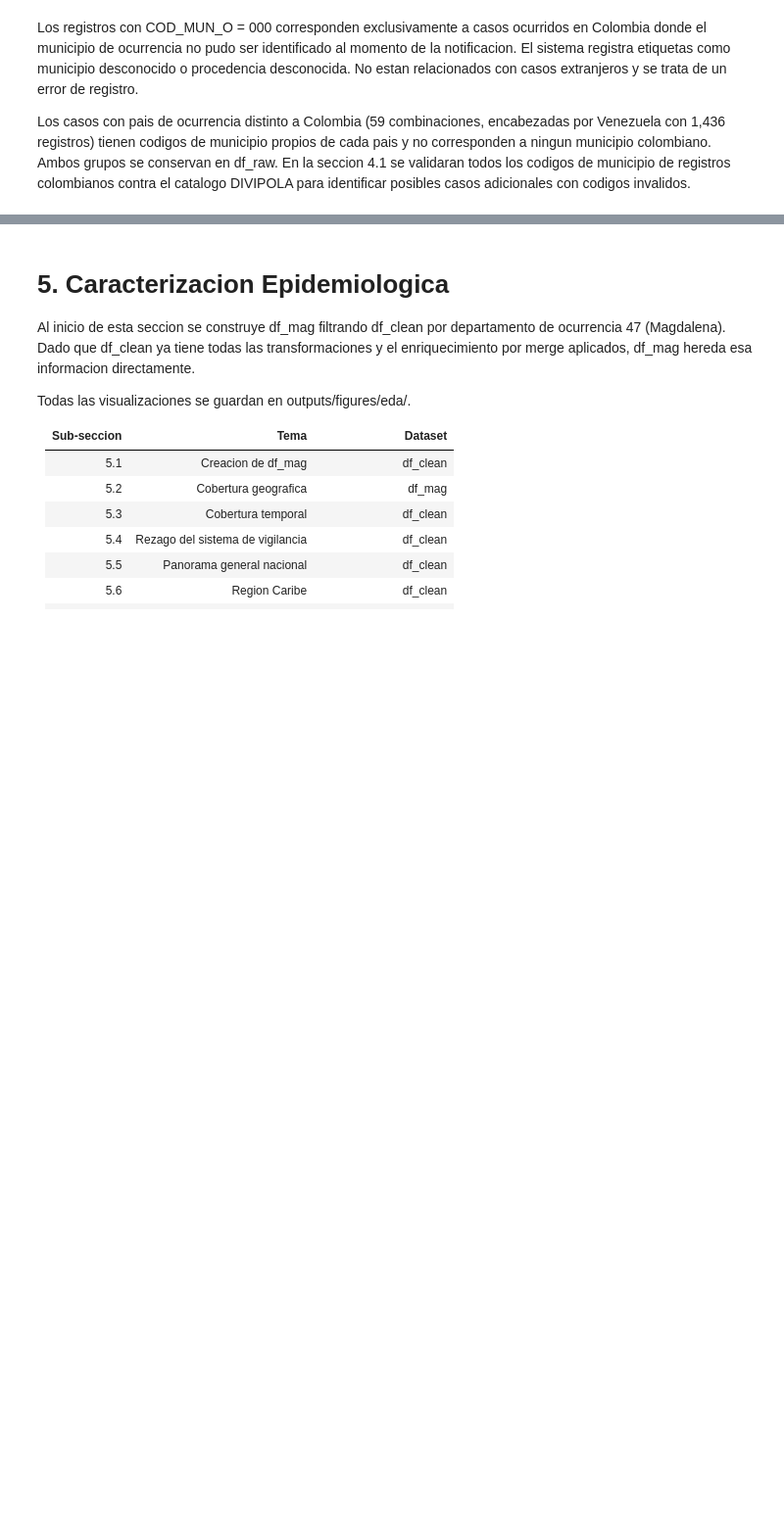
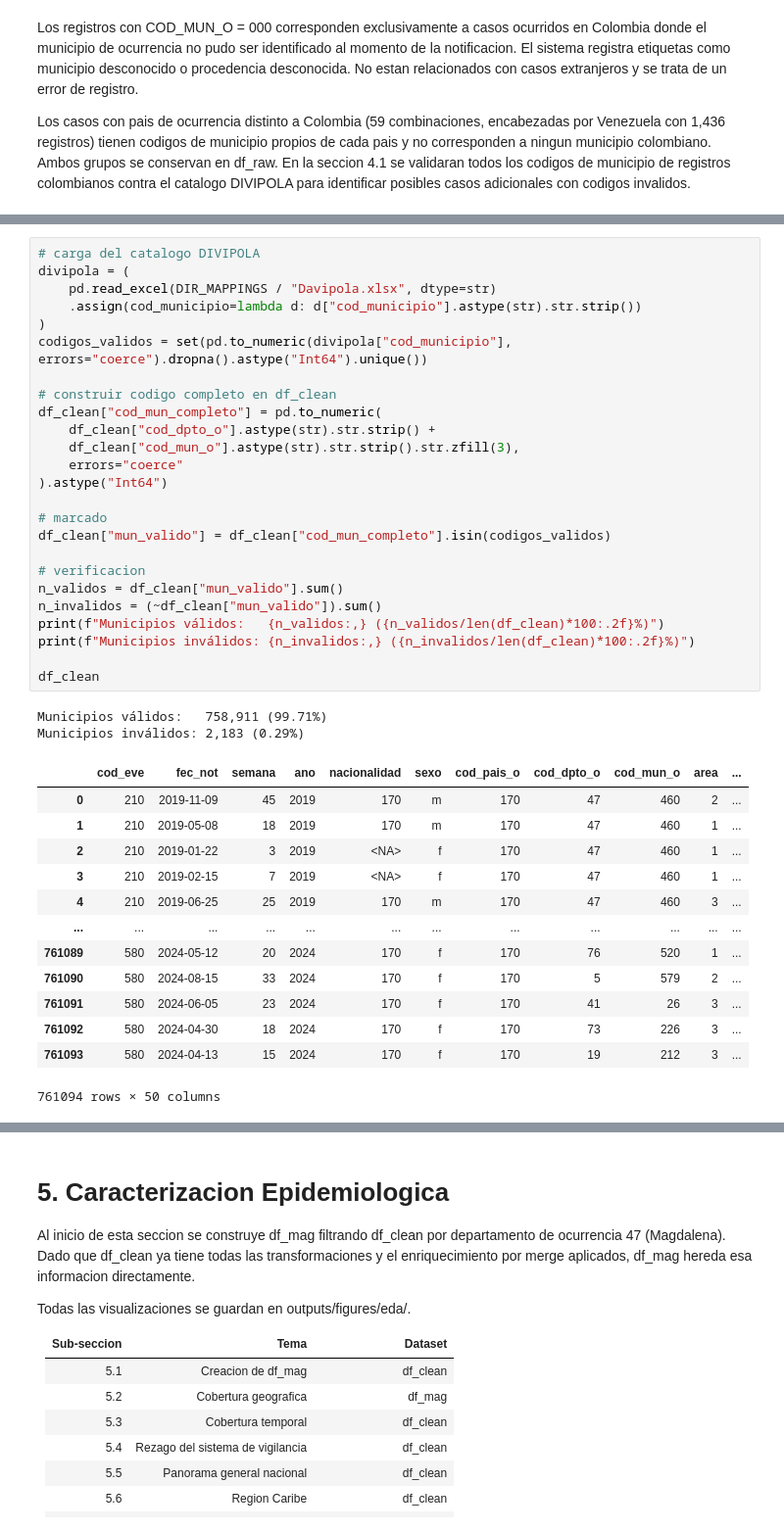
Before and after one commit to Edmh1/dengue-surveillance-magdalena, a Jupyter notebook: notebooks/eda_dengue_v4.ipynb, the cells around one changed output, grey strips where cells are left out. Shown at 98% size. Saved outputs shown, nothing was run; the diff lists cells and outputs as text; blank space fills up the shorter version.

```diff
--- a/notebooks/eda_dengue_v4.ipynb
+++ b/notebooks/eda_dengue_v4.ipynb
@@ -783 +919,42 @@ memory usage: 296.1+ MB
+# %%
+# carga del catalogo DIVIPOLA
+divipola = (
+    pd.read_excel(DIR_MAPPINGS / "Davipola.xlsx", dtype=str)
+    .assign(cod_municipio=lambda d: d["cod_municipio"].astype(str).str.strip())
+)
+codigos_validos = set(pd.to_numeric(divipola["cod_municipio"], errors="coerce").dropna().astype("Int64").unique())
+
+# construir codigo completo en df_clean
+df_clean["cod_mun_completo"] = pd.to_numeric(
+    df_clean["cod_dpto_o"].astype(str).str.strip() +
+    df_clean["cod_mun_o"].astype(str).str.strip().str.zfill(3),
+    errors="coerce"
+).astype("Int64")
+
+# marcado
+df_clean["mun_valido"] = df_clean["cod_mun_completo"].isin(codigos_validos)
+
+# verificacion
+n_validos = df_clean["mun_valido"].sum()
+n_invalidos = (~df_clean["mun_valido"]).sum()
+print(f"Municipios válidos:   {n_validos:,} ({n_validos/len(df_clean)*100:.2f}%)")
+print(f"Municipios inválidos: {n_invalidos:,} ({n_invalidos/len(df_clean)*100:.2f}%)")
+
+df_clean
+# %% [output]
+Municipios válidos:   758,911 (99.71%)
+Municipios inválidos: 2,183 (0.29%)
+|  | cod_eve | fec_not | semana | ano | nacionalidad | sexo | cod_pais_o | cod_dpto_o | cod_mun_o | area | ... |
+| 0 | 210 | 2019-11-09 | 45 | 2019 | 170 | m | 170 | 47 | 460 | 2 | ... |
+| 1 | 210 | 2019-05-08 | 18 | 2019 | 170 | m | 170 | 47 | 460 | 1 | ... |
+| 2 | 210 | 2019-01-22 | 3 | 2019 | <NA> | f | 170 | 47 | 460 | 1 | ... |
+| 3 | 210 | 2019-02-15 | 7 | 2019 | <NA> | f | 170 | 47 | 460 | 1 | ... |
+| 4 | 210 | 2019-06-25 | 25 | 2019 | 170 | m | 170 | 47 | 460 | 3 | ... |
+| ... | ... | ... | ... | ... | ... | ... | ... | ... | ... | ... | ... |
+| 761089 | 580 | 2024-05-12 | 20 | 2024 | 170 | f | 170 | 76 | 520 | 1 | ... |
+| 761090 | 580 | 2024-08-15 | 33 | 2024 | 170 | f | 170 | 5 | 579 | 2 | ... |
+| 761091 | 580 | 2024-06-05 | 23 | 2024 | 170 | f | 170 | 41 | 26 | 3 | ... |
+| 761092 | 580 | 2024-04-30 | 18 | 2024 | 170 | f | 170 | 73 | 226 | 3 | ... |
+| 761093 | 580 | 2024-04-13 | 15 | 2024 | 170 | f | 170 | 19 | 212 | 3 | ... |
+761094 rows × 50 columns
 # %% [markdown]
```
Also changed, not shown: parts of 35 cells of this notebook.
